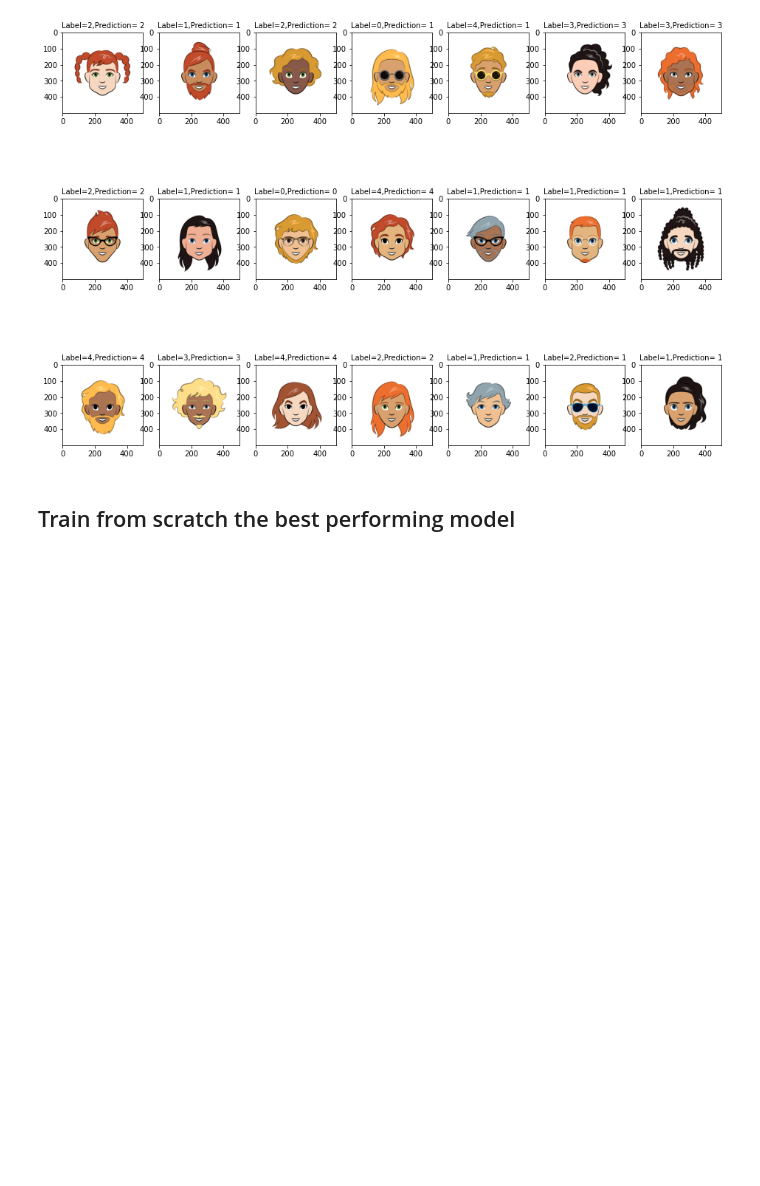
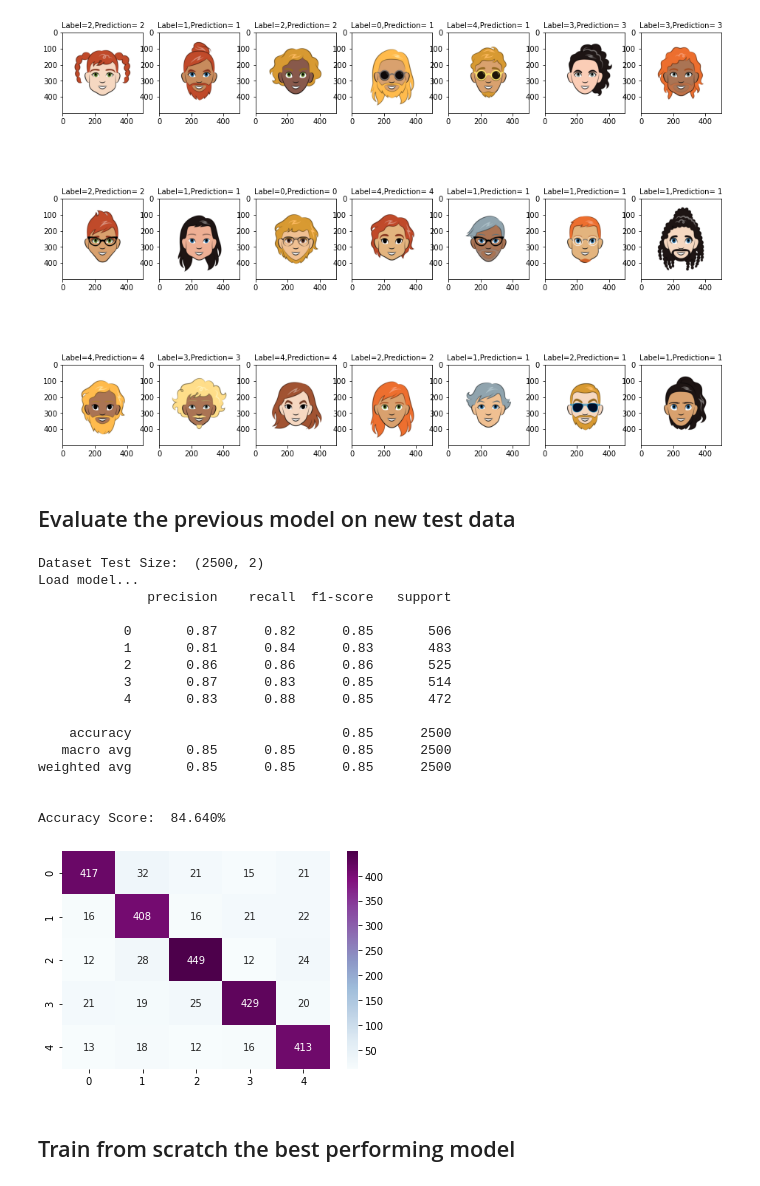
Before and after one commit to xeniakal/AMLS_20-21_SN20159465, a Jupyter notebook: B2/EyeColorRecognition.ipynb, the cells around one changed output. Saved outputs shown, nothing was run; the diff lists cells and outputs as text; code cells hidden in the pictures; blank space fills up the shorter version.

```diff
--- a/B2/EyeColorRecognition.ipynb
+++ b/B2/EyeColorRecognition.ipynb
@@ -932,6 +933,48 @@ plt.show()
 plot_images_true_predicted_eyeColor(y_test,preds,images_folder)
 # %% [output]
 [figure]
+# %% [markdown]
+## Evaluate the previous model on new test data
+# %%
+images_folder = '../Datasets/dataset_AMLS_20-21_test/cartoon_set_test/img/'
+dataset_test = pd.read_csv('../Datasets/dataset_AMLS_20-21_test/cartoon_set_test/labels.csv', sep = '\t', usecols = [1,3])
+print("Dataset Test Size: ",dataset_test.shape)
+images_test = dataset_test.iloc[:,1]
+labels_test = dataset_test.iloc[:,0]
+
+size=(110,110)
+crop_bool = True
+X_test=create_flattened_dataset(images_test,size,crop_bool)
+y_test=labels_test
+
+X_test_PCA = pca.transform(X_test)
+
+# Load from file
+pkl_filename = "model_B2.pkl"
+print('Load model...')
+with open(pkl_filename, 'rb') as file:
+    model_B2 = pickle.load(file)
+
+preds = model_B2.predict(X_test_PCA)
+accuracy_test = Print_Classification_Results(y_test,preds)
+# %% [output]
+Dataset Test Size:  (2500, 2)
+Load model...
+              precision    recall  f1-score   support
+
+           0       0.87      0.82      0.85       506
+           1       0.81      0.84      0.83       483
+           2       0.86      0.86      0.86       525
+           3       0.87      0.83      0.85       514
+           4       0.83      0.88      0.85       472
+
+    accuracy                           0.85      2500
+   macro avg       0.85      0.85      0.85      2500
+weighted avg       0.85      0.85      0.85      2500
+
+
+Accuracy Score:  84.640%
+[figure, added]
 # %% [markdown]
 ## Train from scratch the best performing model
 # %%
```
Also changed, not shown: parts of 1 cell of this notebook, 3 other files.
